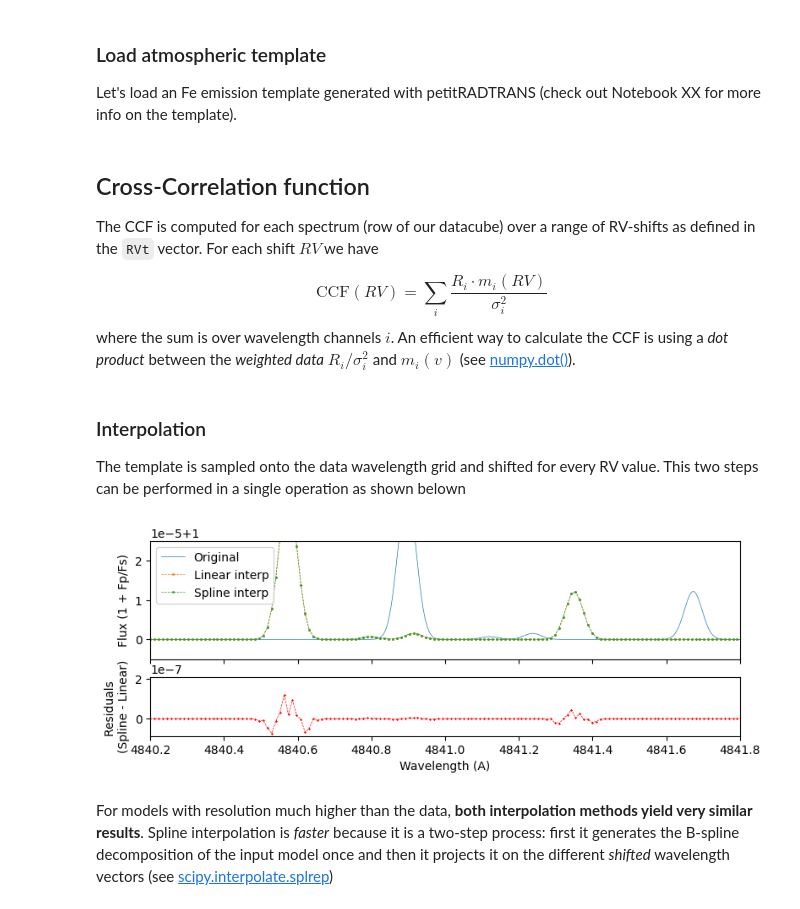
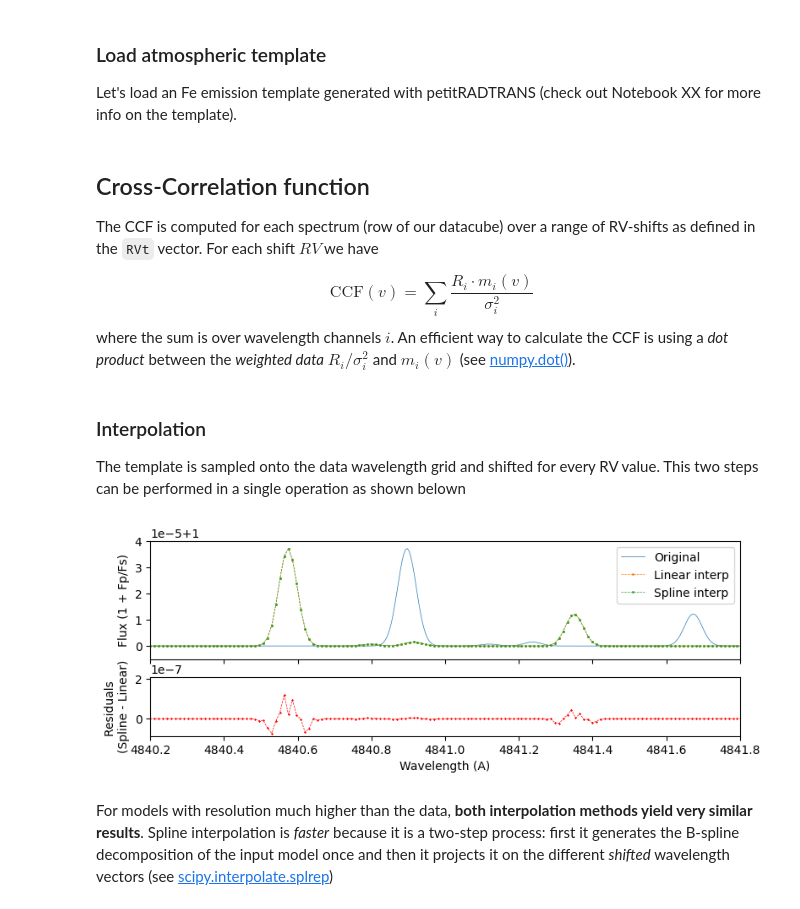
Before and after one commit to DGonzalezPicos/redcross, a Jupyter notebook: docs/source/notebooks/cross_correlation.ipynb, the cells around one changed output. Drawn from its saved outputs; the diff is of its cells as text; code cells hidden in the pictures.

```diff
--- a/docs/source/notebooks/cross_correlation.ipynb
+++ b/docs/source/notebooks/cross_correlation.ipynb
@@ -33,7 +31,7 @@ template = Template(wlt=twave, flux=tflux).sort().convolve_instrument(res=115e3)
 The CCF is computed for each spectrum (row of our datacube) over a range of RV-shifts as defined in the `RVt` vector. For each shift $RV$ we have
 
 $$
-\text{CCF} (RV) = \sum_i \frac{R_i · m_i(RV)}{\sigma_i^2}
+\text{CCF} (v) = \sum_i \frac{R_i · m_i(v)}{\sigma_i^2}
 $$
 where the sum is over wavelength channels $i$. An efficient way to calculate the CCF is using a *dot product* between the *weighted data* $R_i / \sigma_i^2$ and $m_i(v)$ (see [numpy.dot()](https://numpy.org/doc/stable/reference/generated/numpy.dot.html)).
 # %% [markdown]
@@ -47,35 +45,35 @@ wave_R = dc.order(0).wlt
 
 # Define the RV-shift
 delta_RV = 20. # km/s
 c = 2.998e5 # km/s
 beta = delta_RV/c
 wShift = np.sqrt(((1-beta) / (1+beta)))
 # Get the SHIFTED and RESAMPLED template
 temp = template.copy().crop(wave_R.min(), wave_R.max()) # crop to a region around the selected order (speed up interpolation)
 
 # 1) linear interpolation
 m =  interp1d(temp.wlt*wShift, temp.flux)(wave_R)
 # 2) *spline* interpolation
 cs = splrep(temp.wlt*wShift, temp.flux)
 m_spline = splev(wave_R, cs)
 
 # Plot before and after
 fig, ax = plt.subplots(2,1, figsize=(9,3), sharex=True, gridspec_kw={'height_ratios': [6,3]})
 lw = 0.5
 ax[0].plot(temp.wlt, temp.flux, lw=lw, label='Original')
 ax[0].plot(wave_R, m, '--o', ms=1, lw=lw, label='Linear interp')
 ax[0].plot(wave_R, m_spline, '--o', ms=1, lw=lw, label='Spline interp')
 
 ax[1].plot(wave_R, (m_spline - m)/m_spline, '--xr', ms=1, lw=lw, label='Residuals')
 
-ax[0].set(xlim=(4840.2, 4841.8), ylim=(0.999995, 1.000025), ylabel='Flux (1 + Fp/Fs)')
+ax[0].set(xlim=(4840.2, 4841.8), ylim=(0.999995, 1.000040), ylabel='Flux (1 + Fp/Fs)')
 ax[0].legend()
 
 ax[1].set( xlabel='Wavelength (A)', ylabel='Residuals \n(Spline - Linear)')
 
 plt.show()
 # %% [output]
-[figure, old version]
+[figure, new version]
 # %% [markdown]
 For models with resolution much higher than the data, **both interpolation methods yield very similar results**. Spline interpolation is *faster* because it is a two-step process: first it generates the B-spline decomposition of the input model once and then it projects it on the different *shifted* wavelength vectors (see [scipy.interpolate.splrep](https://docs.scipy.org/doc/scipy/reference/generated/scipy.interpolate.splrep.html#scipy.interpolate.splrep))
 # %% [markdown]
```
Also changed, not shown: parts of 6 cells of this notebook, 5 other files.
